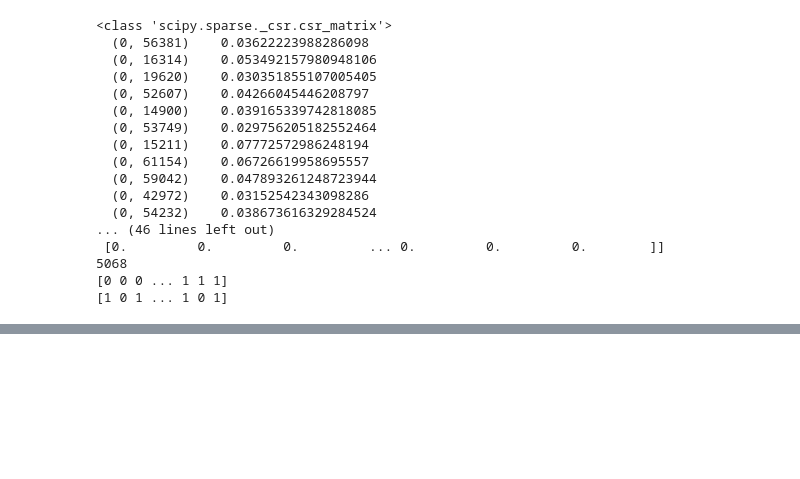
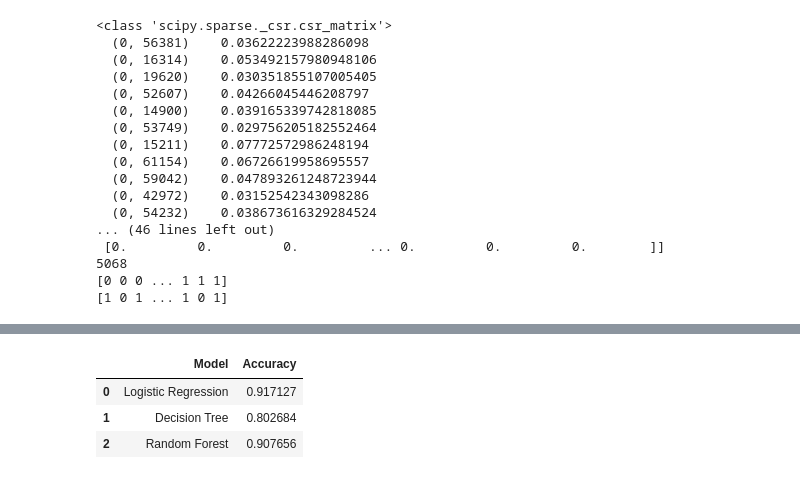
Before and after one commit to Shrestha33/tathyata, a Jupyter notebook: Passive Aggressive/Working.ipynb, the cells around one changed output, grey strips where cells are left out. Drawn from its saved outputs; the diff is of its cells as text; code cells hidden in the pictures; blank space fills up the shorter version.

Commit message:
Existing model analyzed and multiple models analyzed on the dataset

```diff
--- a/Passive Aggressive/Working.ipynb
+++ b/Passive Aggressive/Working.ipynb
@@ -264,0 +339,5 @@ print(final_pred_values)
+# %%
+model_LR = LogisticRegression(max_iter=900).fit(tfidf_train,y_train_enc)
+pred_LR = model_LR.predict(tfidf_test)
+cr_LR = classification_report(y_test_enc, pred_LR)
+print(cr_LR)
@@ -264,0 +356,5 @@ print(final_pred_values)
+# %%
+model_DT = DecisionTreeClassifier().fit(tfidf_train,y_train_enc)
+pred_DT = model_DT.predict(tfidf_test)
+cr_DT = classification_report(y_test_enc, pred_DT)
+print(cr_DT)
@@ -264,0 +370,5 @@ print(final_pred_values)
+# %%
+model_RF = RandomForestClassifier().fit(tfidf_train,y_train_enc)
+pred_RF = model_RF.predict(tfidf_test)
+cr_RF = classification_report(y_test_enc, pred_RF)
+print(cr_RF)
@@ -264,0 +384,11 @@ print(final_pred_values)
+# %%
+score_1 = accuracy_score(y_test_enc,pred_LR)
+score_2 = accuracy_score(y_test_enc,pred_DT)
+score_3 = accuracy_score(y_test_enc,pred_RF)
+results = pd.DataFrame([["Logistic Regression",score_1],["Decision Tree",score_2],["Random Forest",score_3]],columns=["Model","Accuracy"])
+results
+# %% [output]
+|  | Model | Accuracy |
+| 0 | Logistic Regression | 0.917127 |
+| 1 | Decision Tree | 0.802684 |
+| 2 | Random Forest | 0.907656 |
```
Also changed, not shown: parts of 23 cells of this notebook.
